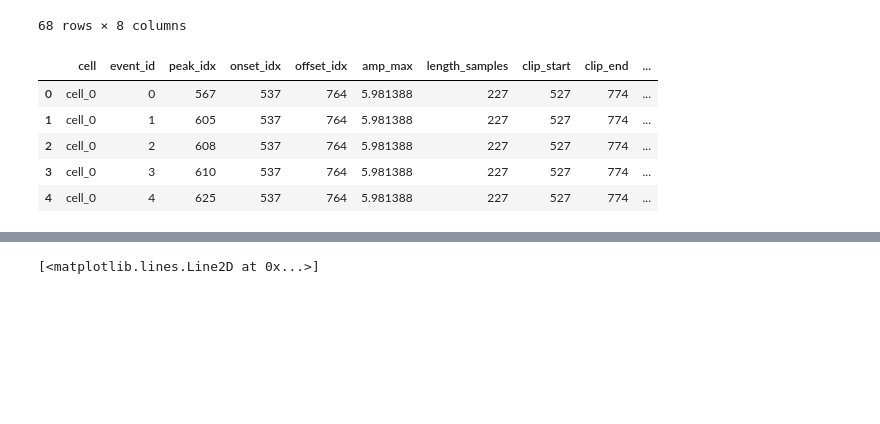
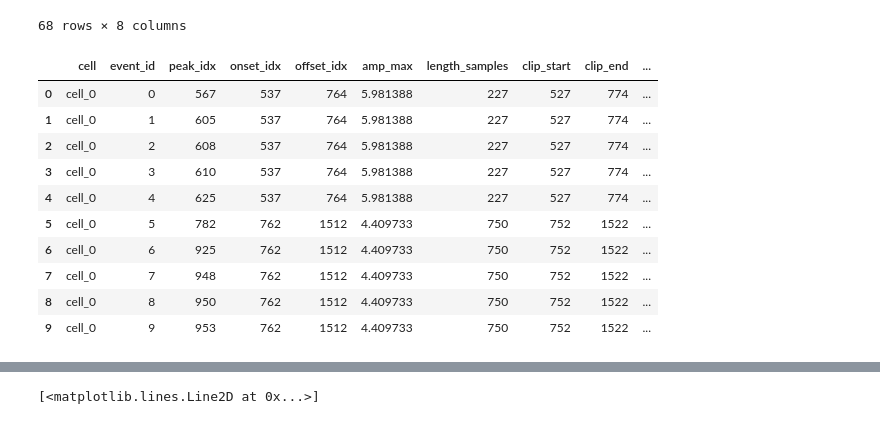
Before and after one commit to marburyvthesea/placeCellAnalysis, a Jupyter notebook: calcFiringRateAtSpeedBinsOnsets.ipynb, the cells around one changed output, grey strips where cells are left out. Cells and saved outputs as stored; diff of their text form; code cells hidden in the pictures; blank space fills up the shorter version.

```diff
--- a/calcFiringRateAtSpeedBinsOnsets.ipynb
+++ b/calcFiringRateAtSpeedBinsOnsets.ipynb
@@ -753,19 +753,24 @@ stats_df
 # %%
 stats_all = compute_peak_stats_for_all_cells(
     signalPeaks,
     aligned_cell_traces,
     tol=0.25,
     window_len_onset=3,
     window_len_offset=3,
     plt_region=10,
     use_onsets=False,   # True if you want rising-edge events only
 )
 
-stats_all.head()
+stats_all[0:10]
 # %% [output]
 |  | cell | event_id | peak_idx | onset_idx | offset_idx | amp_max | length_samples | clip_start | clip_end | ... |
 | 0 | cell_0 | 0 | 567 | 537 | 764 | 5.981388 | 227 | 527 | 774 | ... |
 | 1 | cell_0 | 1 | 605 | 537 | 764 | 5.981388 | 227 | 527 | 774 | ... |
 | 2 | cell_0 | 2 | 608 | 537 | 764 | 5.981388 | 227 | 527 | 774 | ... |
 | 3 | cell_0 | 3 | 610 | 537 | 764 | 5.981388 | 227 | 527 | 774 | ... |
 | 4 | cell_0 | 4 | 625 | 537 | 764 | 5.981388 | 227 | 527 | 774 | ... |
+| 5 | cell_0 | 5 | 782 | 762 | 1512 | 4.409733 | 750 | 752 | 1522 | ... |
+| 6 | cell_0 | 6 | 925 | 762 | 1512 | 4.409733 | 750 | 752 | 1522 | ... |
+| 7 | cell_0 | 7 | 948 | 762 | 1512 | 4.409733 | 750 | 752 | 1522 | ... |
+| 8 | cell_0 | 8 | 950 | 762 | 1512 | 4.409733 | 750 | 752 | 1522 | ... |
+| 9 | cell_0 | 9 | 953 | 762 | 1512 | 4.409733 | 750 | 752 | 1522 | ... |
```
Also changed, not shown: parts of 6 cells of this notebook, 6 other files.
